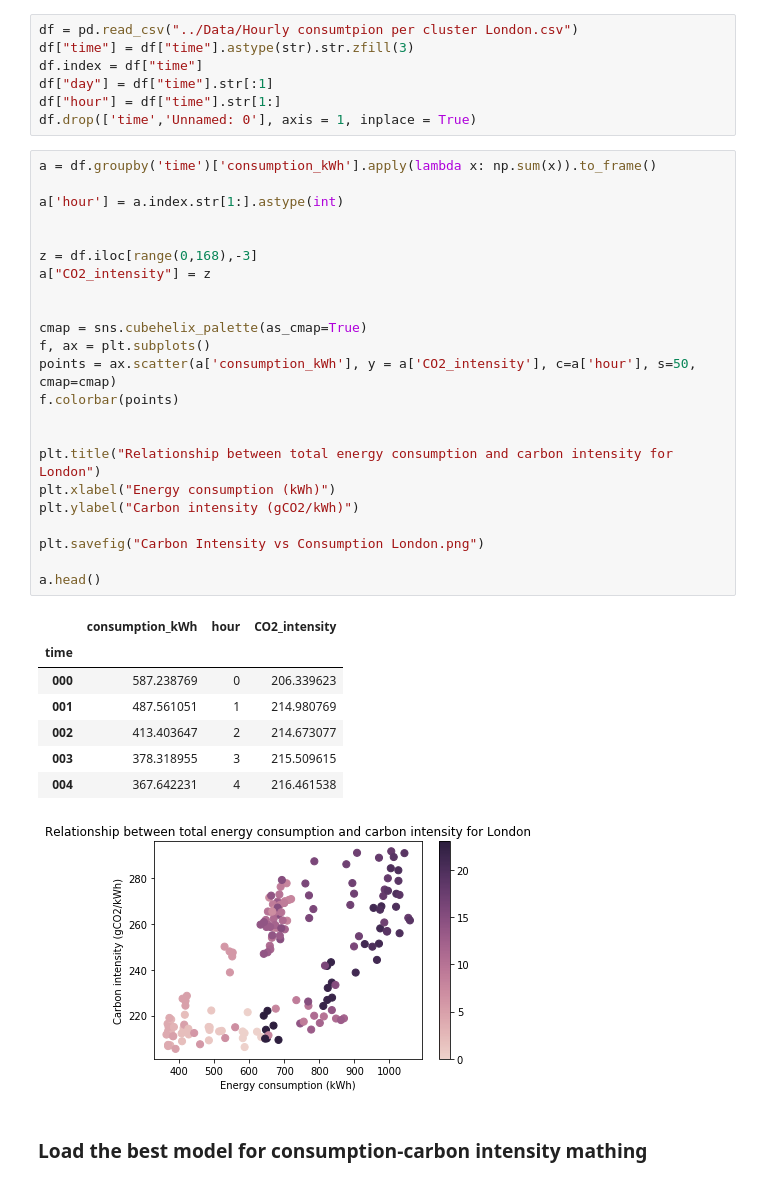
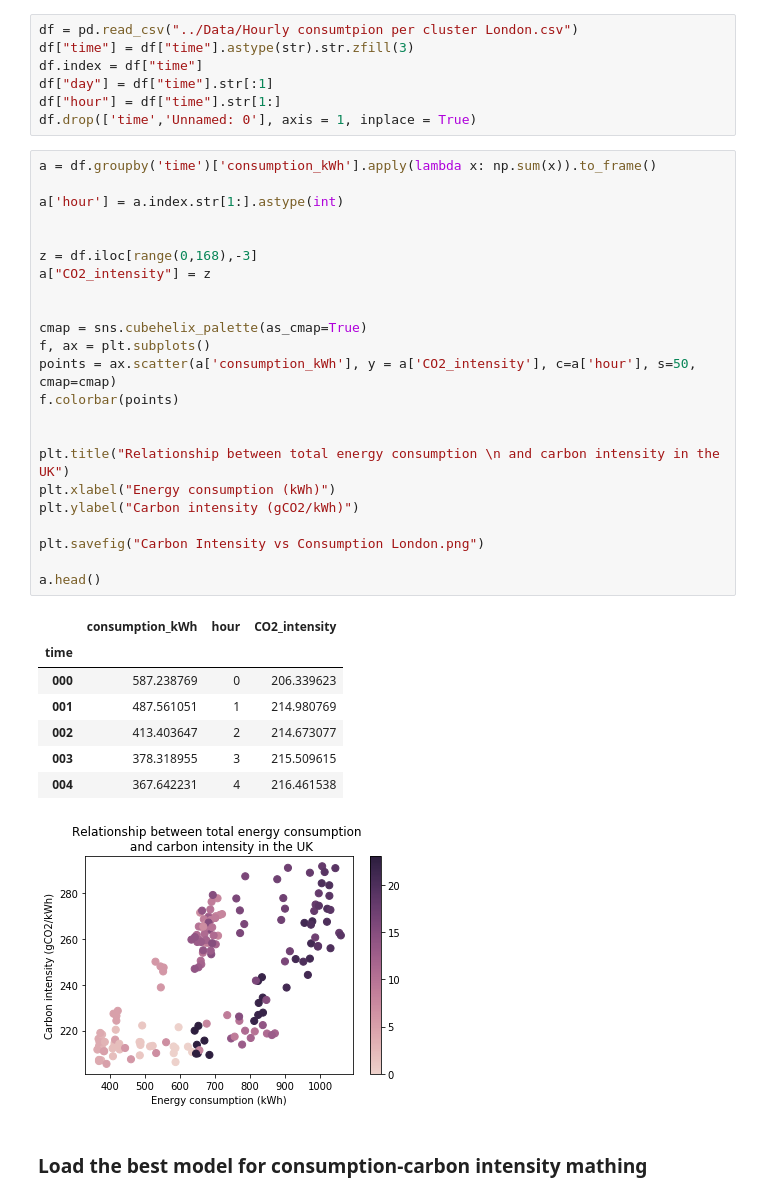
Before and after one commit to Nicolaskirsch2000/BASc-Dissertation, a Jupyter notebook: London scenario analysis .ipynb, the cells around one changed output. Drawn from its saved outputs; the diff is of its cells as text.

```diff
--- a/London scenario analysis .ipynb
+++ b/London scenario analysis .ipynb
@@ -23,35 +23,35 @@ df.drop(['time','Unnamed: 0'], axis = 1, inplace = True)
 # %%
 a = df.groupby('time')['consumption_kWh'].apply(lambda x: np.sum(x)).to_frame()
 
 a['hour'] = a.index.str[1:].astype(int)
 
 
 z = df.iloc[range(0,168),-3]
 a["CO2_intensity"] = z
 
 
 cmap = sns.cubehelix_palette(as_cmap=True)
 f, ax = plt.subplots()
 points = ax.scatter(a['consumption_kWh'], y = a['CO2_intensity'], c=a['hour'], s=50, cmap=cmap)
 f.colorbar(points)
 
 
-plt.title("Relationship between total energy consumption and carbon intensity for London")
+plt.title("Relationship between total energy consumption \n and carbon intensity in the UK")
 plt.xlabel("Energy consumption (kWh)")
 plt.ylabel("Carbon intensity (gCO2/kWh)")
 
 plt.savefig("Carbon Intensity vs Consumption London.png")
 
 a.head()
 # %% [output]
 |  | consumption_kWh | hour | CO2_intensity |
 | time |  |  |  |
 | 000 | 587.238769 | 0 | 206.339623 |
 | 001 | 487.561051 | 1 | 214.980769 |
 | 002 | 413.403647 | 2 | 214.673077 |
 | 003 | 378.318955 | 3 | 215.509615 |
 | 004 | 367.642231 | 4 | 216.461538 |
-[figure, old version]
+[figure, new version]
 # %% [markdown]
 ### Load the best model for consumption-carbon intensity mathing
 # %% [markdown]
```
Also changed, not shown: parts of 16 cells of this notebook, 38 other files.
